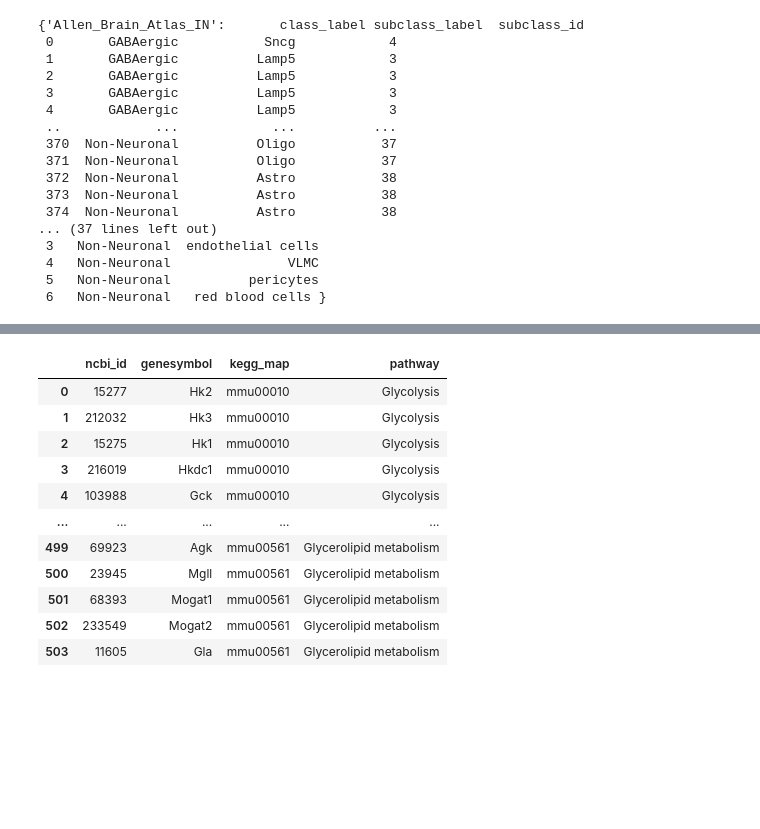
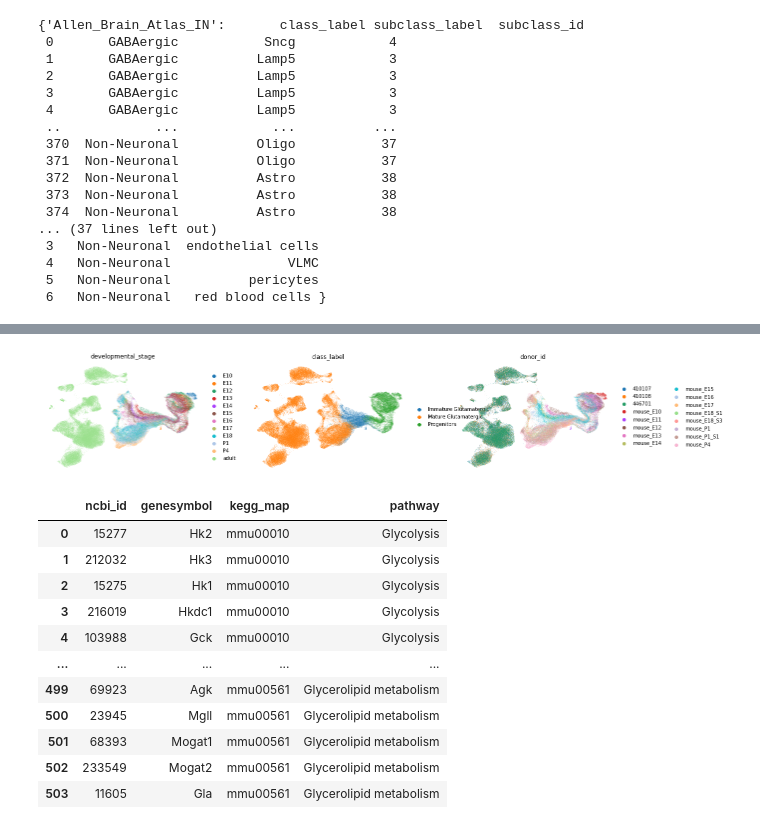
Before and after one commit to menchelab/novarinocollab, a Jupyter notebook: notebooks/timeseries_trajectory_plots.ipynb, the cells around one changed output, grey strips where cells are left out. Saved outputs shown, nothing was run; the diff lists cells and outputs as text; code cells hidden in the pictures; blank space fills up the shorter version.

```diff
--- a/notebooks/timeseries_trajectory_plots.ipynb
+++ b/notebooks/timeseries_trajectory_plots.ipynb
@@ -295,0 +642,8 @@ sc.pp.scale(adata)
+# %%
+sc.pl.umap(
+    results['full']['data'],
+    color = ['developmental_stage', 'class_label', 'donor_id'],
+    frameon = False
+)
+# %% [output]
+[figure, added]
```
Also changed, not shown: parts of 16 cells of this notebook.
